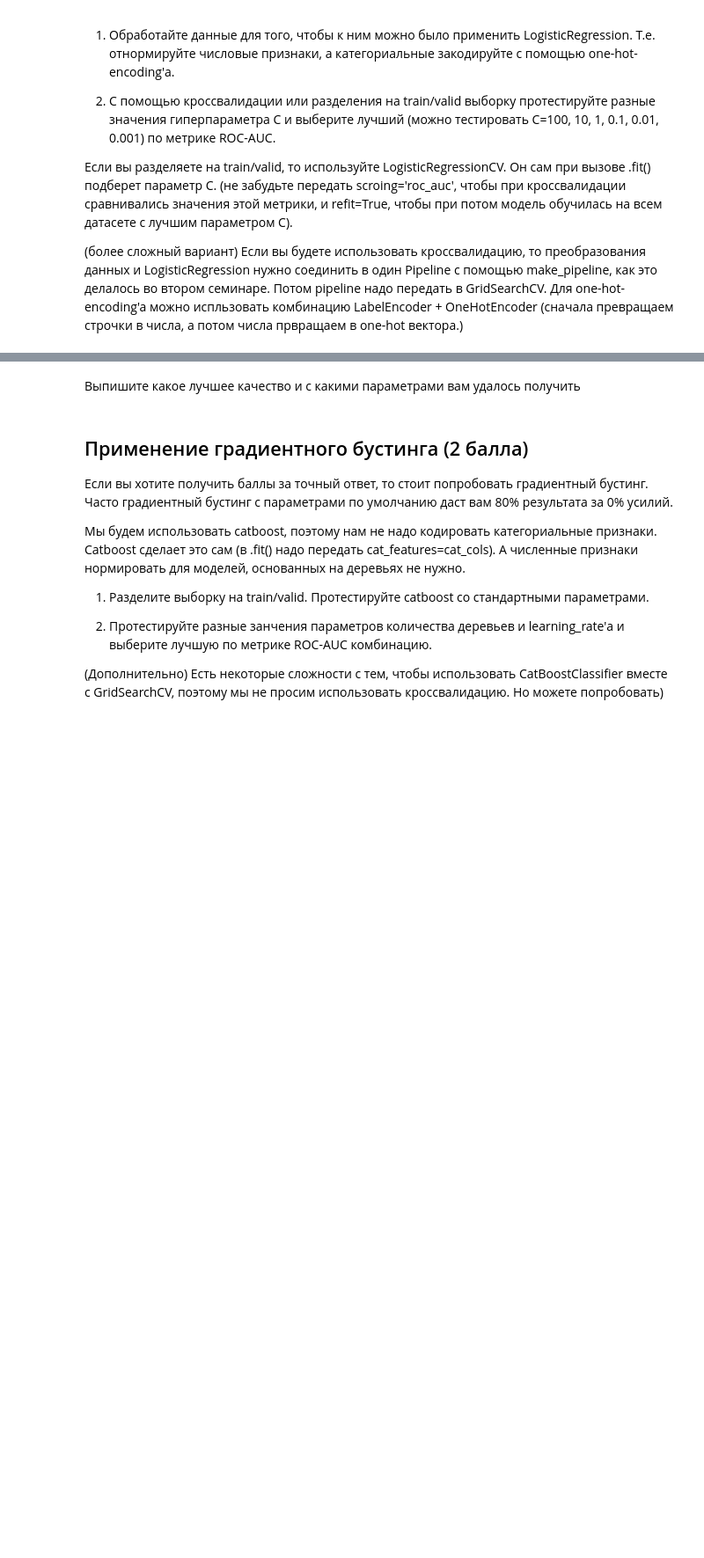
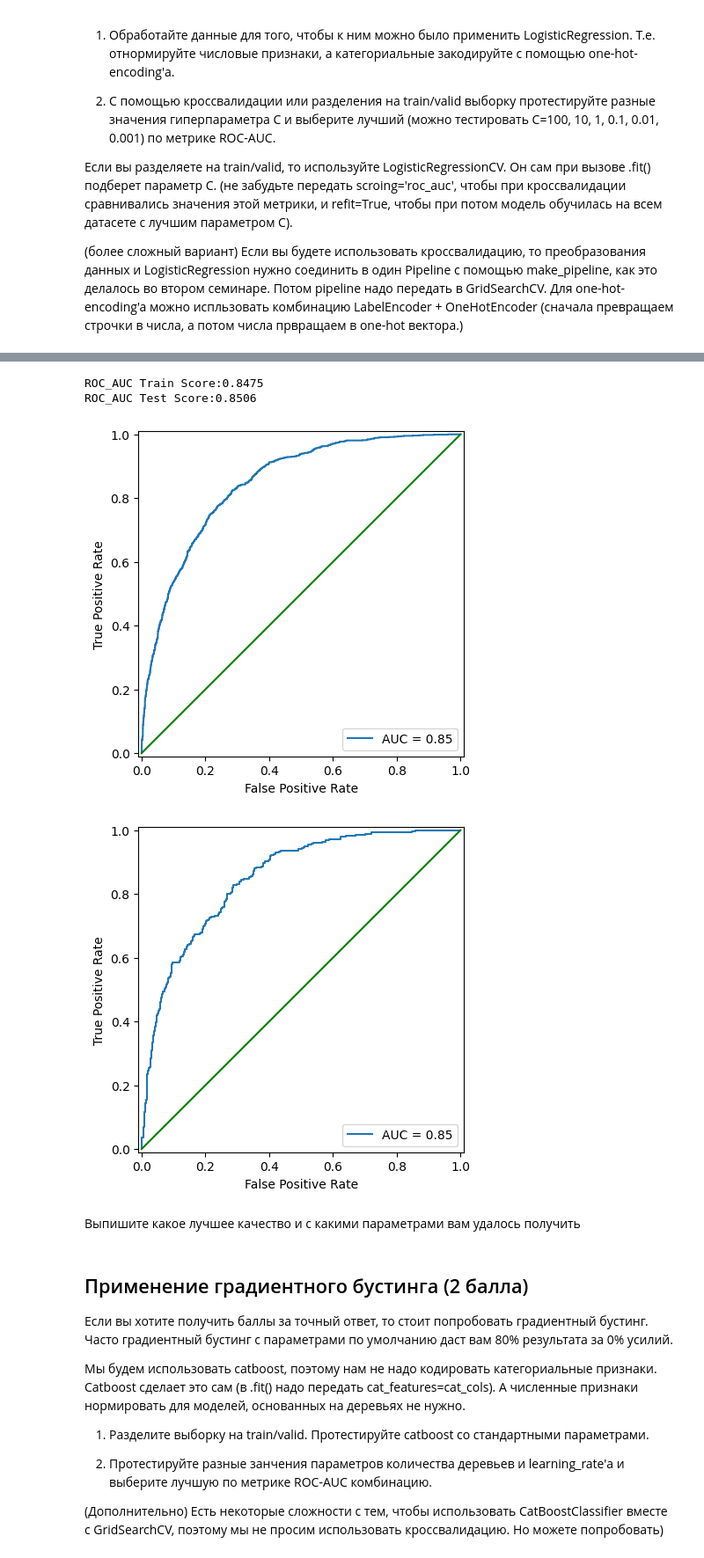
Before and after one commit to Prototype721/MFTI_course, a Jupyter notebook: week_03_composition_model_selection/Homework/hw_3_kaggle.ipynb, the cells around one changed output, grey strips where cells are left out. Shown at 88% size. Cells and saved outputs as stored; diff of their text form; code cells hidden in the pictures; blank space fills up the shorter version.

```diff
--- a/week_03_composition_model_selection/Homework/hw_3_kaggle.ipynb
+++ b/week_03_composition_model_selection/Homework/hw_3_kaggle.ipynb
@@ -322,0 +322,19 @@ from sklearn.pipeline import make_pipeline
+# %%
+X_train, X_test, y_train, y_test = train_test_split(
+    data.drop(columns='Churn'),
+    data['Churn'],
+    test_size=0.2,
+    shuffle=True
+)
+# %%
+preprocessor = ColumnTransformer(transformers=[
+    ('cat', OneHotEncoder(sparse_output=False, handle_unknown="ignore"), cat_cols),
+    ('num', StandardScaler(), num_cols)
+])
+# %%
+pipeline = make_pipeline(
+    preprocessor,
+    LogisticRegressionCV(cv=5, scoring='roc_auc')
+)
+# %%
+pipeline.fit(X_train, y_train)
@@ -323,3 +359,40 @@ from sklearn.pipeline import make_pipeline
+# %%
+y_pred_train = pipeline.predict_proba(X_train)[:, 1]
+y_pred_test = pipeline.predict_proba(X_test)[:, 1]
+
+train_score = roc_auc_score(y_train, y_pred_train)
+test_score = roc_auc_score(y_test, y_pred_test)
+print(f"ROC_AUC Train Score:{train_score:.4f}")
+print(f"ROC_AUC Test Score:{test_score:.4f}")
+# %% [output]
+ROC_AUC Train Score:0.8475
+ROC_AUC Test Score:0.8506
+# %%
+from sklearn.metrics import roc_curve, auc, RocCurveDisplay
+
+fpr, tpr, threshold = roc_curve(y_train, pipeline.predict_proba(X_train)[:, 1])
+
+
+roc_auc = auc(fpr, tpr)
+display = RocCurveDisplay(fpr=fpr, tpr=tpr, roc_auc=roc_auc)
+
+display.plot()
+plt.plot(np.linspace(0, 1, 10), np.linspace(0, 1, 10), color='green')
+
+fpr, tpr, threshold = roc_curve(y_test, pipeline.predict_proba(X_test)[:, 1])
+roc_auc = auc(fpr, tpr)
+display = RocCurveDisplay(fpr=fpr, tpr=tpr, roc_auc=roc_auc)
+
+display.plot()
+# plt.figure(figsize=(10, 7))
+# plt.plot(, color='blue')
+# plt.plot(, color='red')
+plt.plot(np.linspace(0, 1, 10), np.linspace(0, 1, 10), color='green')
+
+plt.show()
+# %% [output]
+[figure, added]
+[figure, added]
 # %% [markdown]
 Выпишите какое лучшее качество и с какими параметрами вам удалось получить
 # %% [markdown]
```
Also changed, not shown: parts of 4 cells of this notebook.
